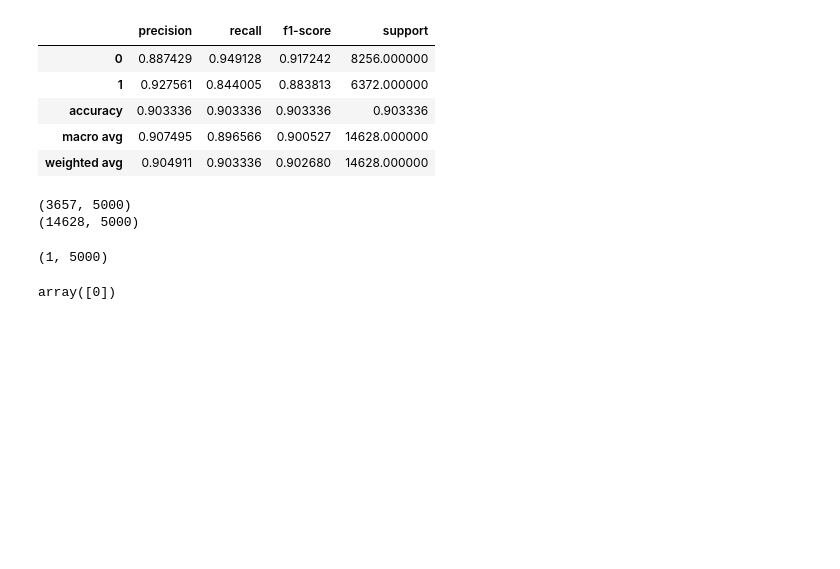
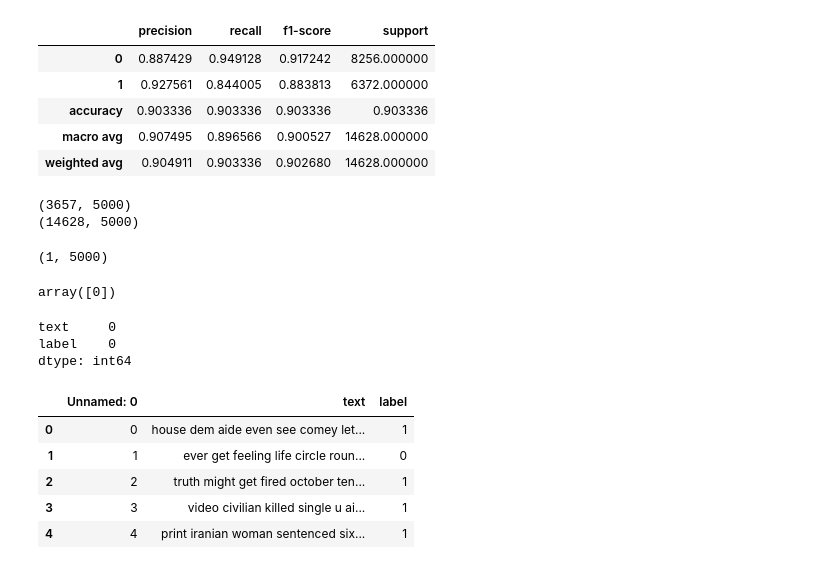
Before and after one commit to cygnus775/fake-news-prediction, a Jupyter notebook: test.ipynb, the cells around one changed output. Cells and saved outputs as stored; diff of their text form; code cells hidden in the pictures; blank space fills up the shorter version.

```diff
--- a/test.ipynb
+++ b/test.ipynb
@@ -188,3 +194,20 @@ vect_input.shape
 loaded_model.predict(vect_input)
 # %% [output]
 array([0])
+# %%
+df1 = pd.read_csv('./Data/cleaned.csv')
+# %%
+df1.isna().sum()
+# %% [output]
+text     0
+label    0
+dtype: int64
+# %%
+df1.head()
+# %% [output]
+|  | Unnamed: 0 | text | label |
+| 0 | 0 | house dem aide even see comey let... | 1 |
+| 1 | 1 | ever get feeling life circle roun... | 0 |
+| 2 | 2 | truth might get fired october ten... | 1 |
+| 3 | 3 | video civilian killed single u ai... | 1 |
+| 4 | 4 | print iranian woman sentenced six... | 1 |
```
Also changed, not shown: parts of 9 cells of this notebook, 2 other files.
